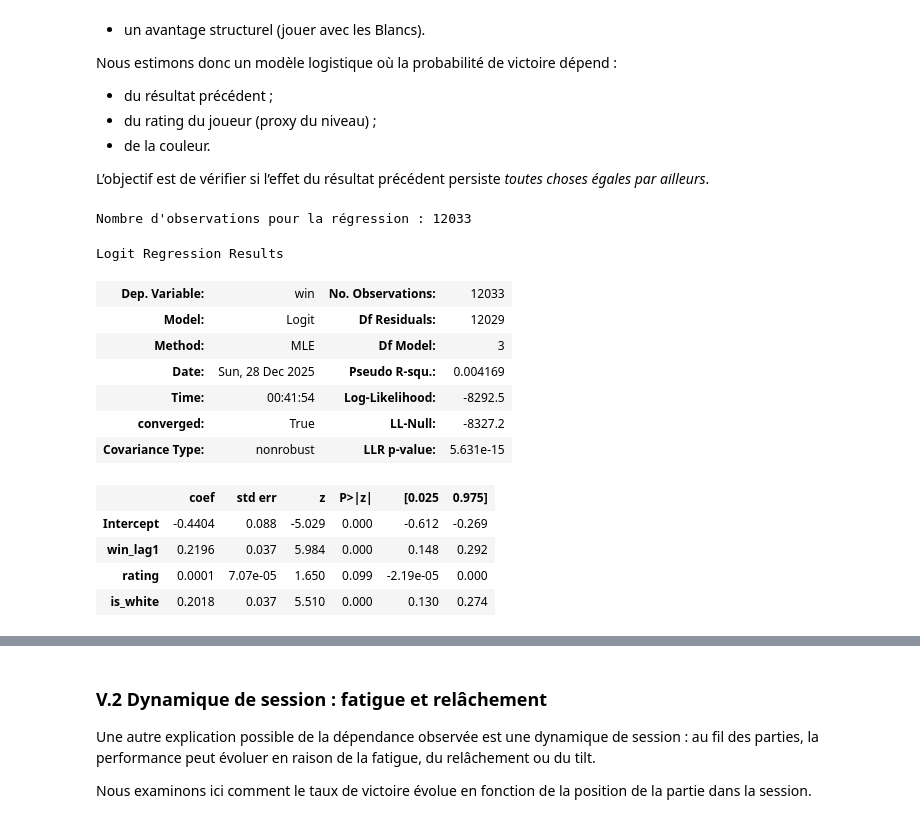
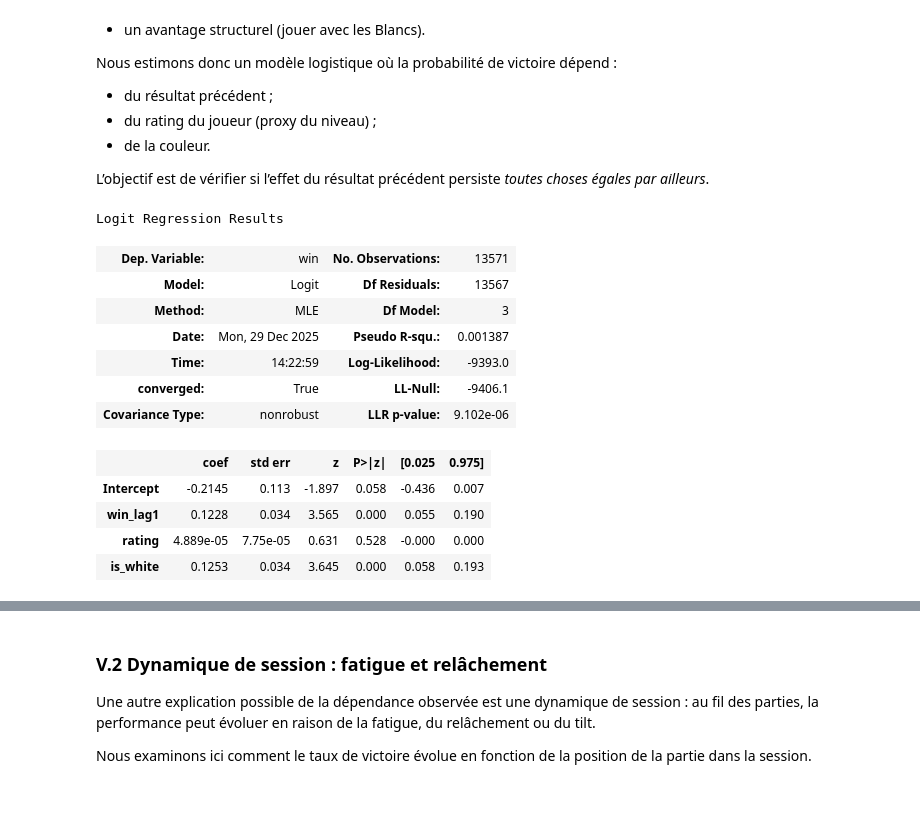
Before and after one commit to tristanTRT/Projet-info-2A, a Jupyter notebook: Analyse_data.ipynb, the cells around one changed output, grey strips where cells are left out. Cells and saved outputs as stored; diff of their text form; code cells hidden in the pictures.

Commit message:
Fix bug is_white + Simplification code pour lecture + ajustements textes résultats

```diff
--- a/Analyse_data.ipynb
+++ b/Analyse_data.ipynb
@@ -558,20 +540,3 @@ Formellement : On compare deux hypothèses de mémoire :
 - **Ordre 2** : le résultat à *t* dépend des deux matchs précédents (*t−1* et *t−2*)
 
 Dans toute cette section, l’analyse est effectuée **uniquement sur les transitions intra-session**.
-# %%
-# Sécurité : tri cohérent
-df_all = df_all.sort_values(["user_id", "date"]).reset_index(drop=True)
-
-# On conserve uniquement les parties appartenant à des sessions (définies en II)
-# et on travaille intra-session en groupant par (user_id, session_id).
-df_intra = df_all.dropna(subset=["session_id"]).copy()
-
-# Construction des lags DANS chaque session
-df_intra["win_lag1"] = df_intra.groupby(["user_id", "session_id"])["win"].shift(1)
-df_intra["win_lag2"] = df_intra.groupby(["user_id", "session_id"])["win"].shift(2)
-
-# Dataset Markov intra-session : on garde les lignes où lag1 & lag2 existent
-df_mk_sess = df_intra.dropna(subset=["win_lag1", "win_lag2", "win"]).copy()
-df_mk_sess[["win_lag1", "win_lag2"]] = df_mk_sess[["win_lag1", "win_lag2"]].astype(int)
-
-print(f"Nombre d'observations Markov intra-session (lags définis) : {len(df_mk_sess)}")
@@ -594,11 +557,17 @@ Pour chacun de ces états, on calcule ensuite la proportion de victoires à *t*
 > ⚠️ Cette étape est **descriptive** : elle sert à visualiser une éventuelle accumulation.
 > La significativité statistique sera testée juste après en comparant l’ordre 1 et l’ordre 2.
 # %%
-df_mk_sess["state2"] = df_mk_sess["win_lag2"].astype(str) + df_mk_sess["win_lag1"].astype(str)
+state_order = ["00", "01", "10", "11"]
 
-p_state2 = df_mk_sess.groupby("state2")["win"].mean().reindex(["00", "01", "10", "11"])
-n_state2 = df_mk_sess["state2"].value_counts().reindex(["00", "01", "10", "11"])
+state2 = df_mk_sess.assign(
+    state2=df_mk_sess["win_lag2"].astype(str) + df_mk_sess["win_lag1"].astype(str)
+)
 
-markov_table = pd.DataFrame({"P(win | state)": p_state2, "n": n_state2})
+markov_table = (
+    state2.groupby("state2")["win"]
+          .agg(P_win="mean", n="size")
+          .reindex(state_order)
+)
+
 markov_table
 # %% [output]
@@ -714,33 +680,24 @@ Nous estimons donc un modèle logistique où la probabilité de victoire dépend
 L’objectif est de vérifier si l’effet du résultat précédent persiste
 *toutes choses égales par ailleurs*.
 # %%
-# Dataset pour régression intra-session
-df_reg = df_mk_sess.dropna(subset=["win", "win_lag1", "rating", "is_white"]).copy()
+df_reg = df_mk_sess.dropna(subset=["rating", "is_white"]).copy()
 
-print(f"Nombre d'observations pour la régression : {len(df_reg)}")
-
-# Modèle logistique
-model = smf.logit(
-    formula="win ~ win_lag1 + rating + is_white",
-    data=df_reg
-).fit(disp=0)
-
+model = smf.logit("win ~ win_lag1 + rating + is_white", data=df_reg).fit(disp=0)
 model.summary()
 # %% [output]
-Nombre d'observations pour la régression : 12033
+Logit Regression Results
-Logit Regression Results
-| Dep. Variable: | win | No. Observations: | 12033 |
-| Model: | Logit | Df Residuals: | 12029 |
+| Dep. Variable: | win | No. Observations: | 13571 |
+| Model: | Logit | Df Residuals: | 13567 |
 | Method: | MLE | Df Model: | 3 |
-| Date: | Sun, 28 Dec 2025 | Pseudo R-squ.: | 0.004169 |
-| Time: | 00:41:54 | Log-Likelihood: | -8292.5 |
-| converged: | True | LL-Null: | -8327.2 |
-| Covariance Type: | nonrobust | LLR p-value: | 5.631e-15 |
+| Date: | Mon, 29 Dec 2025 | Pseudo R-squ.: | 0.001387 |
+| Time: | 14:22:59 | Log-Likelihood: | -9393.0 |
+| converged: | True | LL-Null: | -9406.1 |
+| Covariance Type: | nonrobust | LLR p-value: | 9.102e-06 |
 |  | coef | std err | z | P>|z| | [0.025 | 0.975] |
-| Intercept | -0.4404 | 0.088 | -5.029 | 0.000 | -0.612 | -0.269 |
-| win_lag1 | 0.2196 | 0.037 | 5.984 | 0.000 | 0.148 | 0.292 |
-| rating | 0.0001 | 7.07e-05 | 1.650 | 0.099 | -2.19e-05 | 0.000 |
-| is_white | 0.2018 | 0.037 | 5.510 | 0.000 | 0.130 | 0.274 |
+| Intercept | -0.2145 | 0.113 | -1.897 | 0.058 | -0.436 | 0.007 |
+| win_lag1 | 0.1228 | 0.034 | 3.565 | 0.000 | 0.055 | 0.190 |
+| rating | 4.889e-05 | 7.75e-05 | 0.631 | 0.528 | -0.000 | 0.000 |
+| is_white | 0.1253 | 0.034 | 3.645 | 0.000 | 0.058 | 0.193 |
 # %% [markdown]
 La régression logistique est estimée sur 12 033 observations intra-session.
 
```
Also changed, not shown: parts of 31 cells of this notebook.
